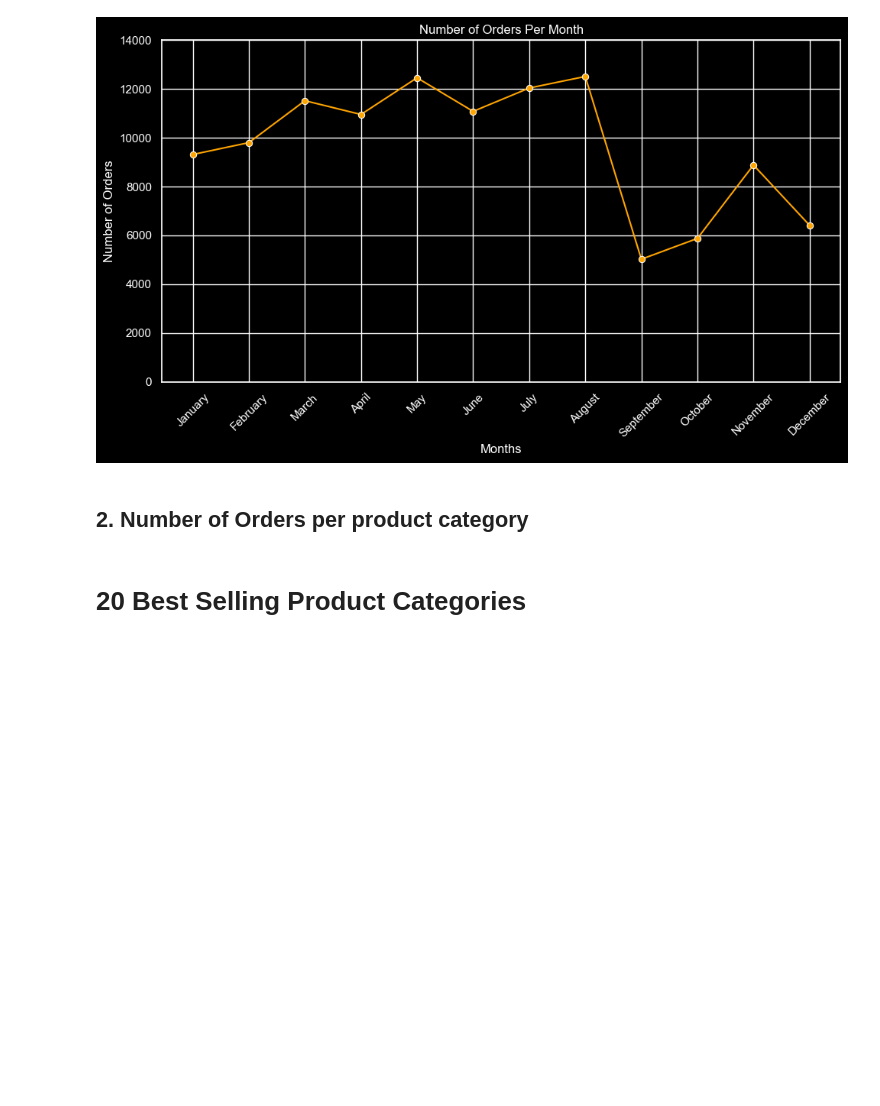
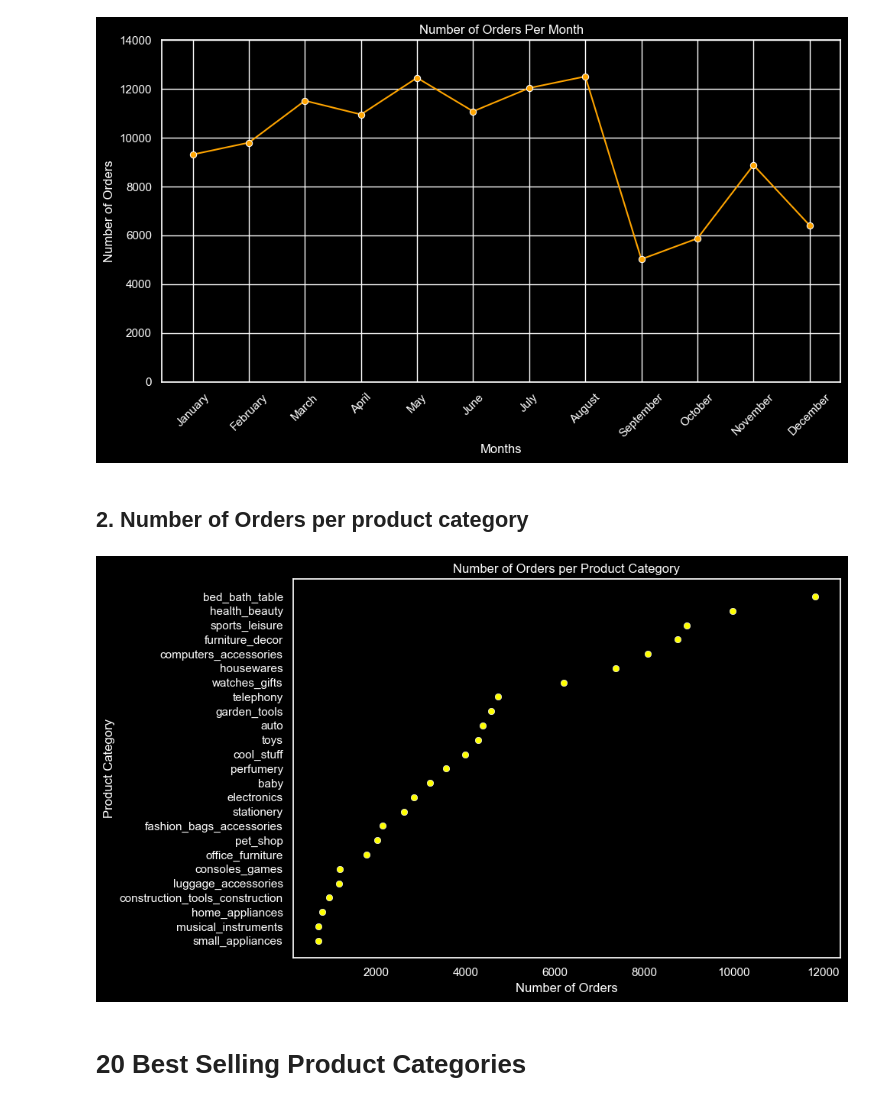
Before and after one commit to ReyanshSInha/Superstore_Analysis, a Jupyter notebook: Notebooks/2_EDA_and_Visualizations.ipynb, the cells around one changed output. Cells and saved outputs as stored; diff of their text form; code cells hidden in the pictures; blank space fills up the shorter version.

```diff
--- a/Notebooks/2_EDA_and_Visualizations.ipynb
+++ b/Notebooks/2_EDA_and_Visualizations.ipynb
@@ -90,7 +90,17 @@ plt.show()
 # %%
 orders_by_category = df.pivot_table(index='product_category_name_english', values='order_id', aggfunc='count').reset_index()
 orders_by_category = orders_by_category.rename(columns={'order_id': 'number_of_orders', 'product_category_name_english': 'product_category'})
 orders_by_category.sort_values('number_of_orders', ascending=False, inplace=True)
+
+plt.figure(figsize=(10, 6))
+sns.scatterplot(x='number_of_orders', y='product_category',color='yellow', data=orders_by_category.head(25))
+plt.title('Number of Orders per Product Category')
+plt.xlabel('Number of Orders')
+plt.ylabel('Product Category')
+plt.tight_layout()
+plt.show()
+# %% [output]
+[figure, added]
 # %% [markdown]
 # 20 Best Selling Product Categories
 # %%
```
Also changed, not shown: parts of 7 cells of this notebook, 10 other files.
